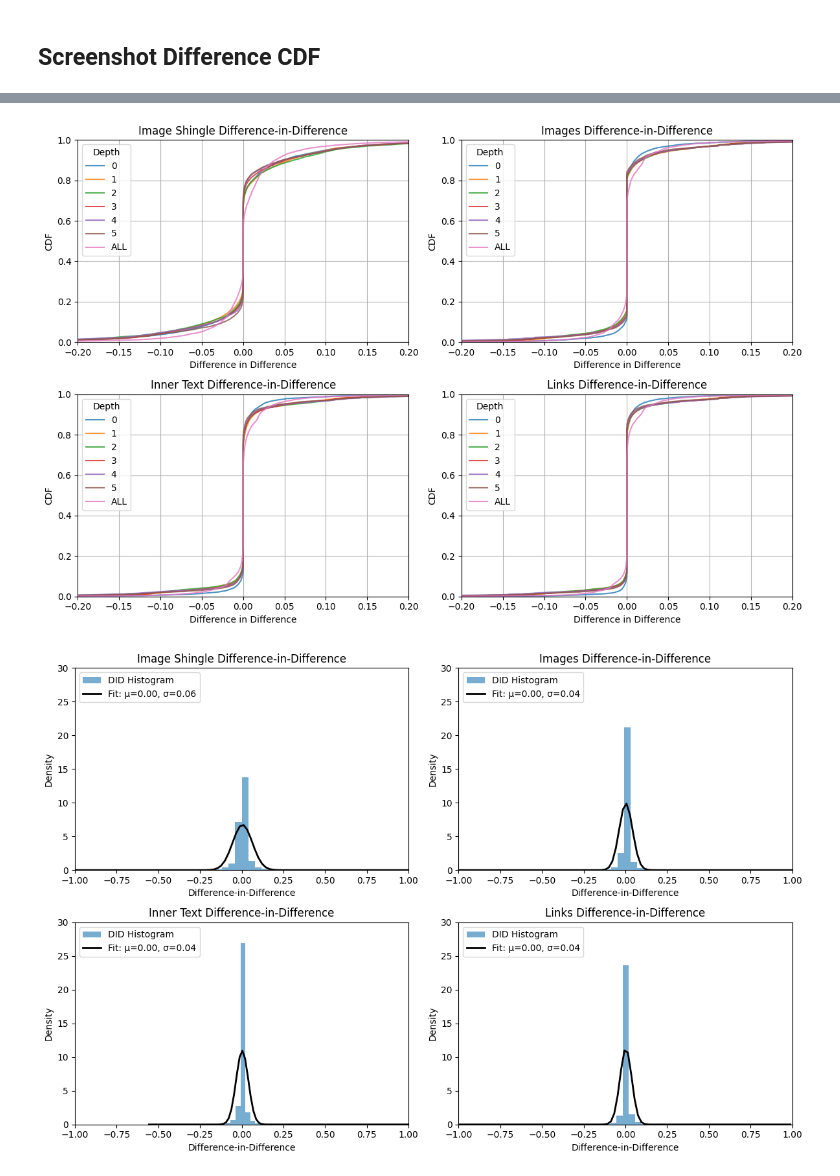
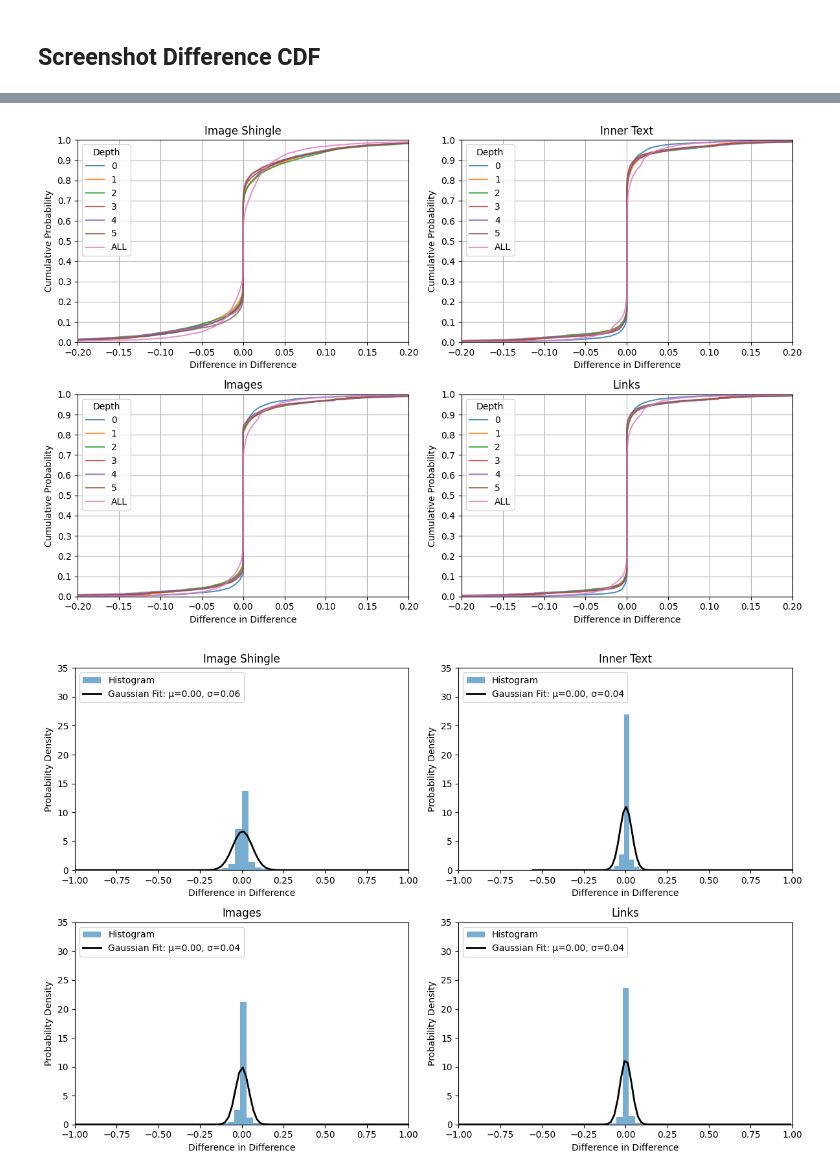
Before and after one commit to maxwellmlin/cookie-classify, a Jupyter notebook: classification_algo.ipynb, the cells around one changed output, grey strips where cells are left out. Saved outputs shown, nothing was run; the diff lists cells and outputs as text; code cells hidden in the pictures.

```diff
--- a/classification_algo.ipynb
+++ b/classification_algo.ipynb
@@ -590,7 +604,7 @@ Successful domains extracted: 7490/7490
 ## Screenshot Difference CDF
 # %%
 names = {
-    "bce_diff": "Baseline/Control/Experimental Screenshot Difference",
+    "bce_diff": "BCE Screenshot Difference",
 }
 
 for diff_type in names:
@@ -600,7 +614,8 @@ for diff_type in names:
         df = get_cdf_df(values)
         plt.plot(df['value'], df['cdf'], label=label, alpha=0.8)
     plt.axis(axis)
-    plt.ylabel('CDF')
+    plt.ylabel('Cumulative Probability')
+    plt.yticks(np.arange(0, 1+0.1, 0.1))
     plt.grid(visible=True)
     plt.legend()
     plt.title(names[diff_type])
@@ -612,9 +627,9 @@ for diff_type in names:
 # %%
 names = {
-    "shingle_did": "Image Shingle Difference-in-Difference",
-    "img_did": "Images Difference-in-Difference",
-    "innerText_did": "Inner Text Difference-in-Difference",
-    "links_did": "Links Difference-in-Difference",
+    "shingle_did": "Image Shingle",
+    "innerText_did": "Inner Text",
+    "img_did": "Images",
+    "links_did": "Links",
 }
 
 # Setup the figure and axes for a 2x2 grid
@@ -625,7 +640,8 @@ for i, (diff_type, name) in enumerate(names.items()):
     axis = [-0.2, 0.2, 0, 1]
     axs[i].set_title(name)
     axs[i].set_xlabel('Difference in Difference')
-    axs[i].set_ylabel('CDF')
+    axs[i].set_ylabel('Cumulative Probability')
+    axs[i].set_yticks(np.arange(0, 1+0.1, 0.1))
     axs[i].grid(visible=True)
     axs[i].axis(axis)
 
@@ -641,44 +657,46 @@ plt.tight_layout()
 # Save the combined figure
 plt.savefig(FIGURE_PATH / 'combined_jaccard_did.png', bbox_inches='tight', dpi=600, facecolor='white')
 # %% [output]
-[figure, old version]
+[figure, new version]
 # %%
+from scipy.stats import norm
+
 names = {
-    "shingle_did": "Image Shingle Difference-in-Difference",
-    "img_did": "Images Difference-in-Difference",
-    "innerText_did": "Inner Text Difference-in-Difference",
-    "links_did": "Links Difference-in-Difference",
+    "shingle_did": "Image Shingle",
+    "innerText_did": "Inner Text",
+    "img_did": "Images",
+    "links_did": "Links",
 }
 
 # Setup the figure and axes for a 2x2 grid
 fig, axs = plt.subplots(2, 2, figsize=(12, 8))  # Adjust the size as needed
 axs = axs.flatten()  # Flatten to ease the iteration
 
 for i, (diff_type, label) in enumerate(names.items()):
     data = unraveled_domains[diff_type]["ALL"]
 
     # Fit a normal distribution to the data:
     mu, std = norm.fit(data)
 
     # Plot the histogram on subplot
-    axs[i].hist(data, bins=50, density=True, alpha=0.6, label='DID Histogram')
+    axs[i].hist(data, bins=50, density=True, alpha=0.6, label='Histogram')
 
     # Plot the PDF on subplot
     xmin, xmax = axs[i].get_xlim()
     x = np.linspace(xmin, xmax, 100)
     p = norm.pdf(x, mu, std)
-    axs[i].plot(x, p, 'k', linewidth=2, label='Fit: μ=%.2f, σ=%.2f' % (mu, std))
+    axs[i].plot(x, p, 'k', linewidth=2, label='Gaussian Fit: μ=%.2f, σ=%.2f' % (mu, std))
 
     # Setting title, labels, and legend
     axs[i].set_title(label)
-    axs[i].set_xlabel('Difference-in-Difference')
-    axs[i].set_ylabel('Density')
+    axs[i].set_xlabel('Difference in Difference')
+    axs[i].set_ylabel('Probability Density')
     axs[i].legend(loc='upper left')
-    axs[i].axis([-1, 1, 0, 30])
+    axs[i].axis([-1, 1, 0, 35])
 
 # Adjust layout to prevent overlap
 plt.tight_layout()
 
 plt.savefig(FIGURE_PATH / 'combined_fit_gaussian.png', bbox_inches='tight', dpi=600, facecolor='white')
 # %% [output]
-[figure, old version]
+[figure, new version]
```
Also changed, not shown: parts of 4 cells of this notebook, 6 other files.
